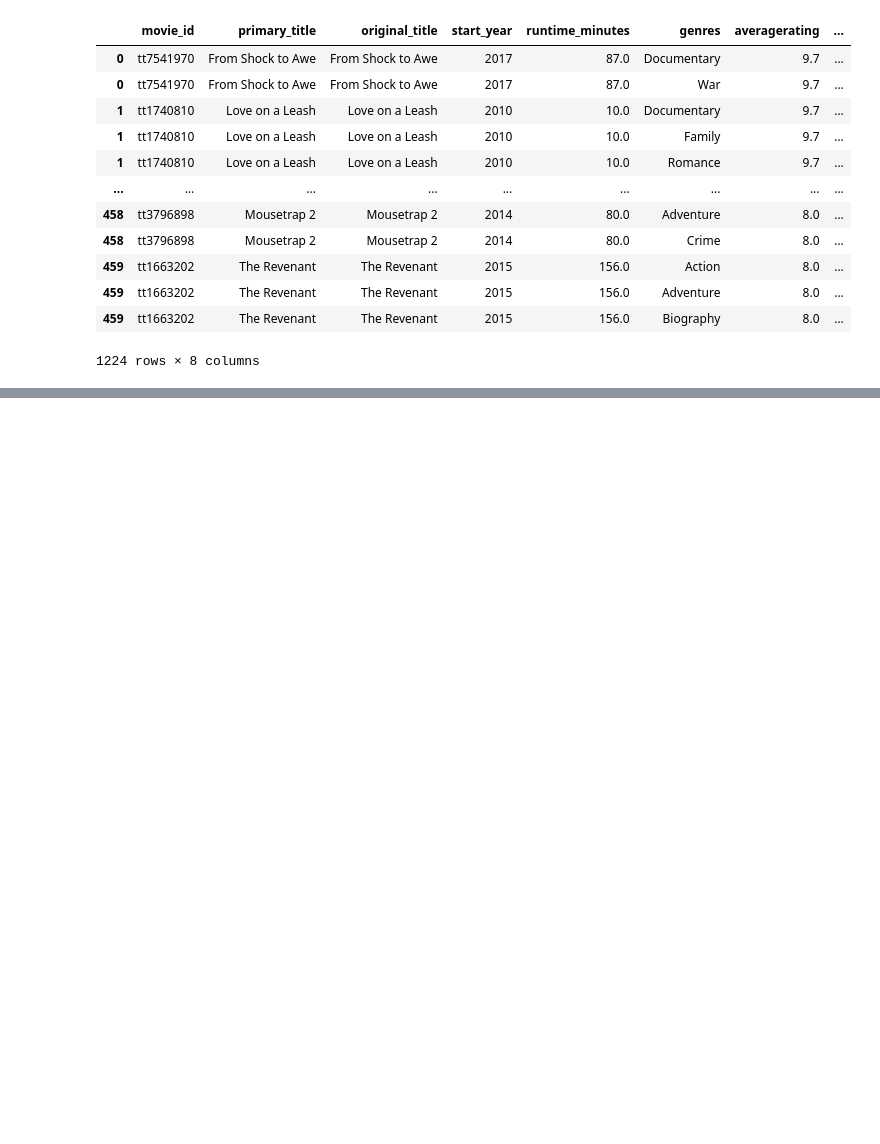
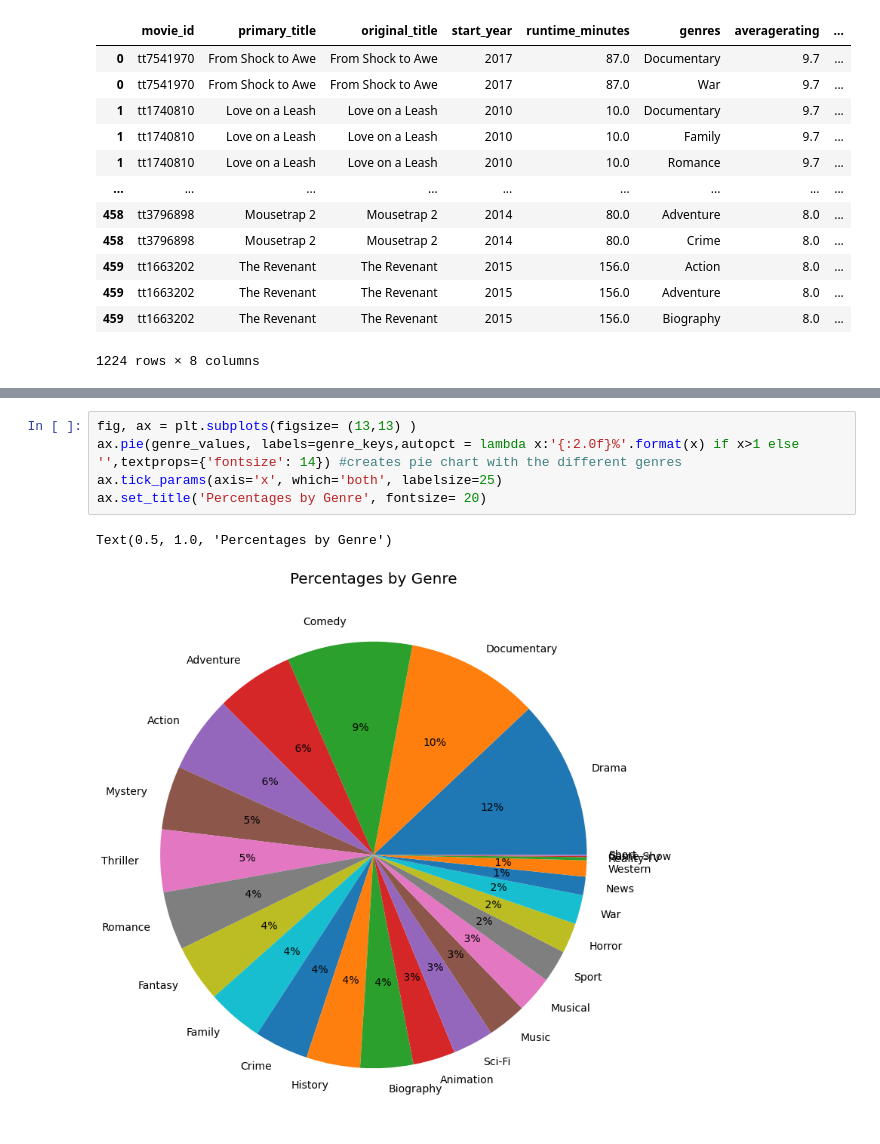
Before and after one commit to ZeejahWaseem/Capstone_Project, a Jupyter notebook: Notebooks/Rome_Folder/Rome.ipynb, the cells around one changed output, grey strips where cells are left out. Saved outputs shown, nothing was run; the diff lists cells and outputs as text; blank space fills up the shorter version.

```diff
--- a/Notebooks/Rome_Folder/Rome.ipynb
+++ b/Notebooks/Rome_Folder/Rome.ipynb
@@ -221,0 +244,8 @@ Name: genres, dtype: int64
+# %%
+fig, ax = plt.subplots(figsize= (13,13) )
+ax.pie(genre_values, labels=genre_keys,autopct = lambda x:'{:2.0f}%'.format(x) if x>1 else '',textprops={'fontsize': 14}) #creates pie chart with the different genres
+ax.tick_params(axis='x', which='both', labelsize=25)
+ax.set_title('Percentages by Genre', fontsize= 20)
+# %% [output]
+Text(0.5, 1.0, 'Percentages by Genre')
+[figure, added]
```
Also changed, not shown: parts of 22 cells of this notebook.
